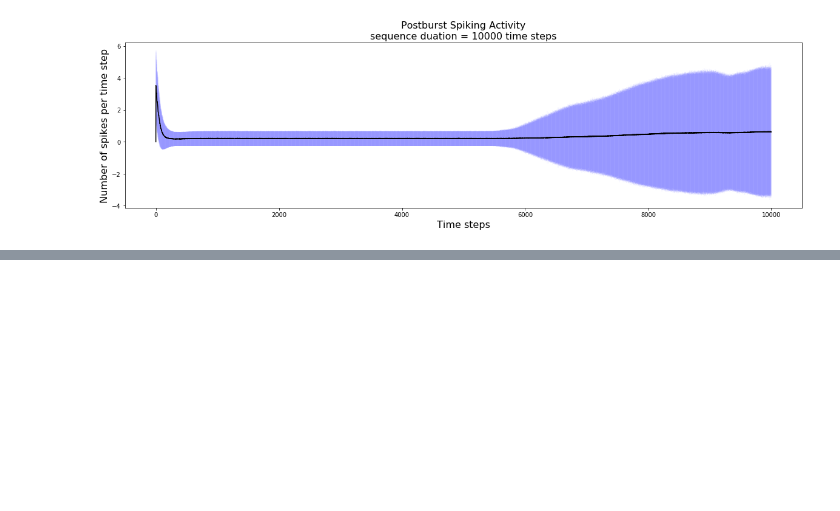
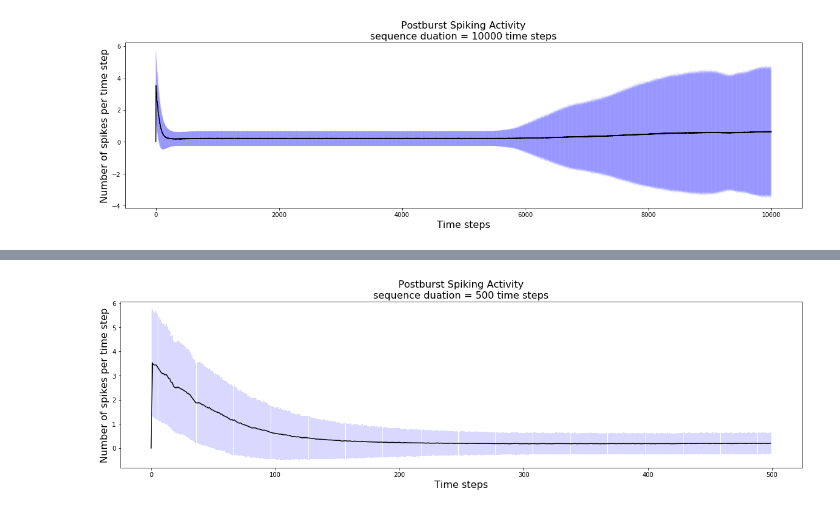
Before and after one commit to UWB-Biocomputing/GraphSystemsAnalysis, a Jupyter notebook: investigate_postburst_sequences.ipynb, the cells around one changed output, grey strips where cells are left out. Saved outputs shown, nothing was run; the diff lists cells and outputs as text; code cells hidden in the pictures; blank space fills up the shorter version.

```diff
--- a/investigate_postburst_sequences.ipynb
+++ b/investigate_postburst_sequences.ipynb
@@ -196,0 +193,2 @@ plot_post_burst(post_burst_10, 10, (10, 9), elw=1, with_std=True)
+# %%
+post_burst_500 = extract_post_burst(num_spikes, num_bursts, burst_end_mask, 500, spike_count)
@@ -196,0 +197,4 @@ plot_post_burst(post_burst_10, 10, (10, 9), elw=1, with_std=True)
+# %%
+plot_post_burst(post_burst_500, 500, (20, 5), elw=0.3, with_std=True)
+# %% [output]
+[figure, added]
```
Also changed, not shown: parts of 6 cells of this notebook.
